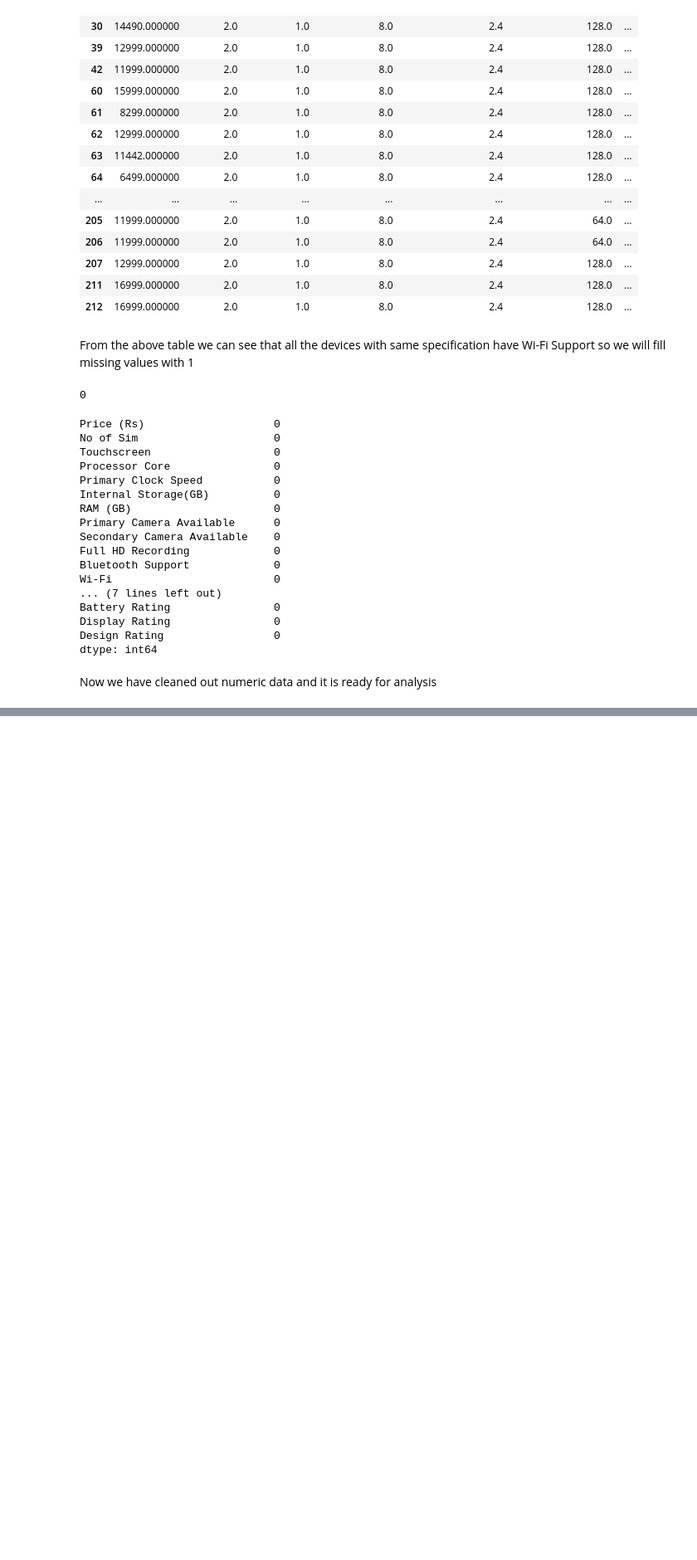
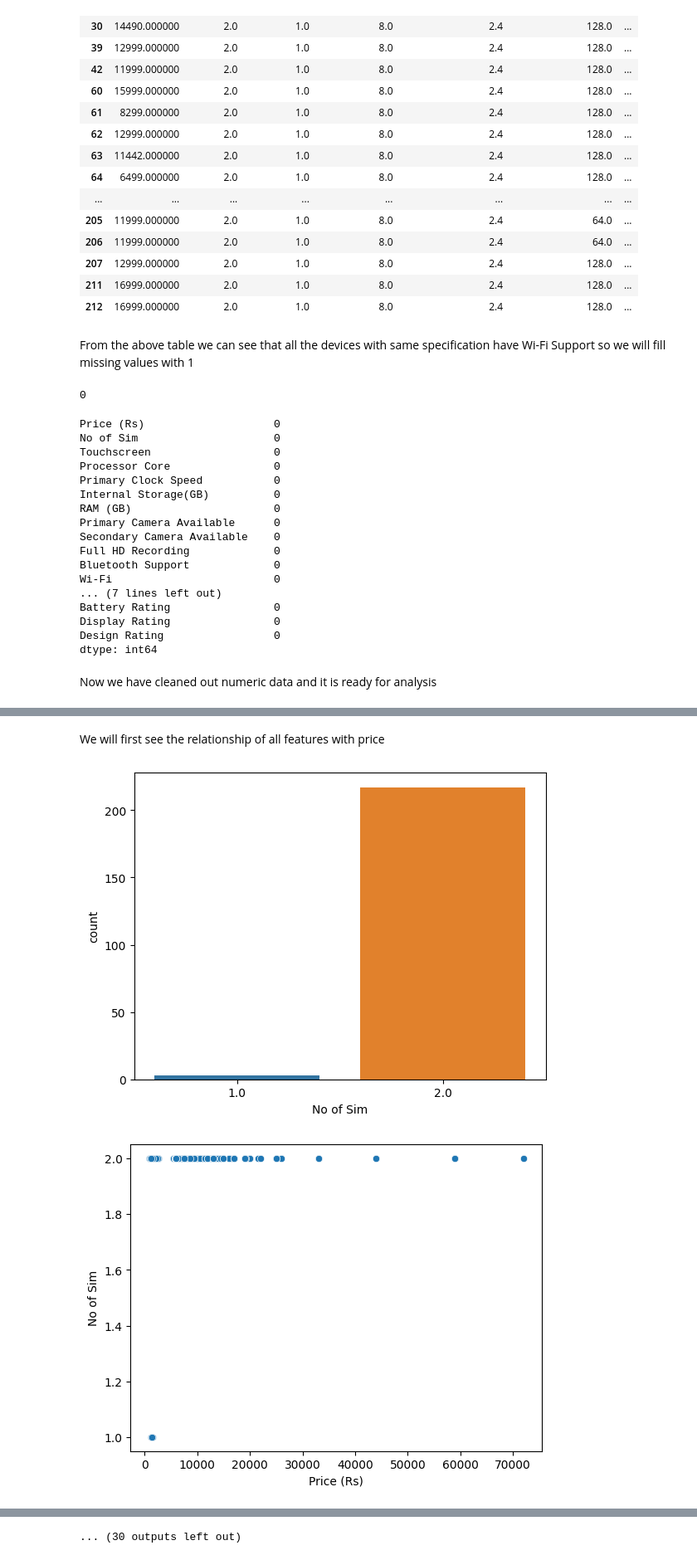
Before and after one commit to parmar-mohit/Flipkart-Mobile-Dataset-Analysis, a Jupyter notebook: Mobile Data Analysis.ipynb, the cells around one changed output, grey strips where cells are left out. Shown at 83% size. Cells and saved outputs as stored; diff of their text form; code cells hidden in the pictures; blank space fills up the shorter version.

Commit message:
Analysis on Numerical Data

```diff
--- a/Mobile Data Analysis.ipynb
+++ b/Mobile Data Analysis.ipynb
@@ -206,7 +186,7 @@ def getBatteryCapacity(capacity):
     number,unit = capacity.split(" ")
     return number
 df["Battery Capacity"] = pd.to_numeric(df["Battery Capacity"].apply(getBatteryCapacity))
-df.rename(columns={"Battery Capacity":"Batter Capacity(mAh)"},inplace=True)
+df.rename(columns={"Battery Capacity":"Battery Capacity(mAh)"},inplace=True)
 df.head()
 # %% [output]
 |  | Price (Rs) | No of Sim | Touchscreen | Processor Core | Primary Clock Speed | Internal Storage(GB) | ... |
@@ -501,0 +491,12 @@ Now we have cleaned out numeric data and it is ready for analysis
+# %% [markdown]
+We will first see the relationship of all features with price
+# %%
+for i,column in enumerate(df.columns.drop("Price (Rs)")):
+    plt.figure(i)
+    sns.countplot(x=df[column])
+    plt.show()
+    sns.scatterplot(x="Price (Rs)",y=column,data=df)
+    plt.show()
+# %% [output]
+[figure, added]
+[figure, added]
@@ -501,0 +513 @@ Now we have cleaned out numeric data and it is ready for analysis
+... (30 outputs left out)
```
Also changed, not shown: parts of 16 cells of this notebook.
